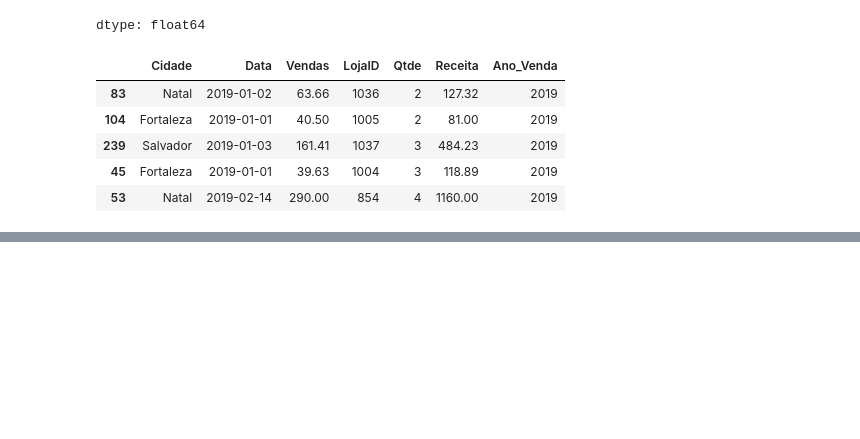
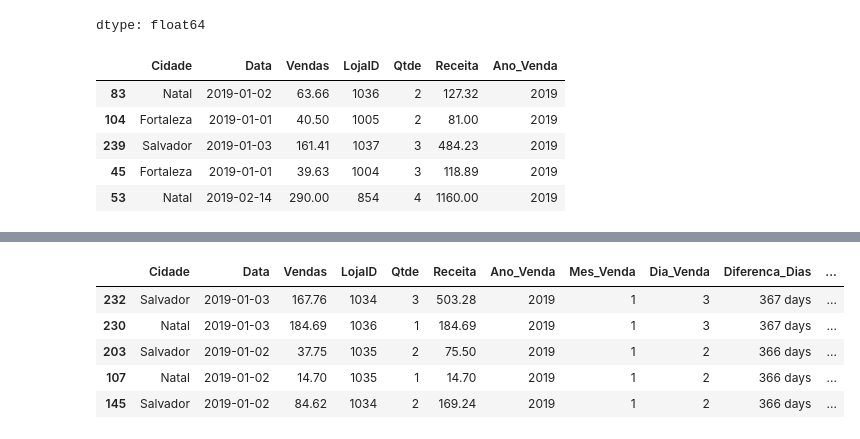
Before and after one commit to AleLucasG/Analise_Dados_Python_Pandas, a Jupyter notebook: Aulas/Aula03_Trabalhando_Datas.ipynb, the cells around one changed output, grey strips where cells are left out. Cells and saved outputs as stored; diff of their text form; code cells hidden in the pictures; blank space fills up the shorter version.

```diff
--- a/Aulas/Aula03_Trabalhando_Datas.ipynb
+++ b/Aulas/Aula03_Trabalhando_Datas.ipynb
@@ -108,0 +141,9 @@ df.sample(5)
+# %%
+df.sample(5)
+# %% [output]
+|  | Cidade | Data | Vendas | LojaID | Qtde | Receita | Ano_Venda | Mes_Venda | Dia_Venda | Diferenca_Dias | ... |
+| 232 | Salvador | 2019-01-03 | 167.76 | 1034 | 3 | 503.28 | 2019 | 1 | 3 | 367 days | ... |
+| 230 | Natal | 2019-01-03 | 184.69 | 1036 | 1 | 184.69 | 2019 | 1 | 3 | 367 days | ... |
+| 203 | Salvador | 2019-01-02 | 37.75 | 1035 | 2 | 75.50 | 2019 | 1 | 2 | 366 days | ... |
+| 107 | Natal | 2019-01-02 | 14.70 | 1035 | 1 | 14.70 | 2019 | 1 | 2 | 366 days | ... |
+| 145 | Salvador | 2019-01-02 | 84.62 | 1034 | 2 | 169.24 | 2019 | 1 | 2 | 366 days | ... |
```
Also changed, not shown: parts of 8 cells of this notebook.
